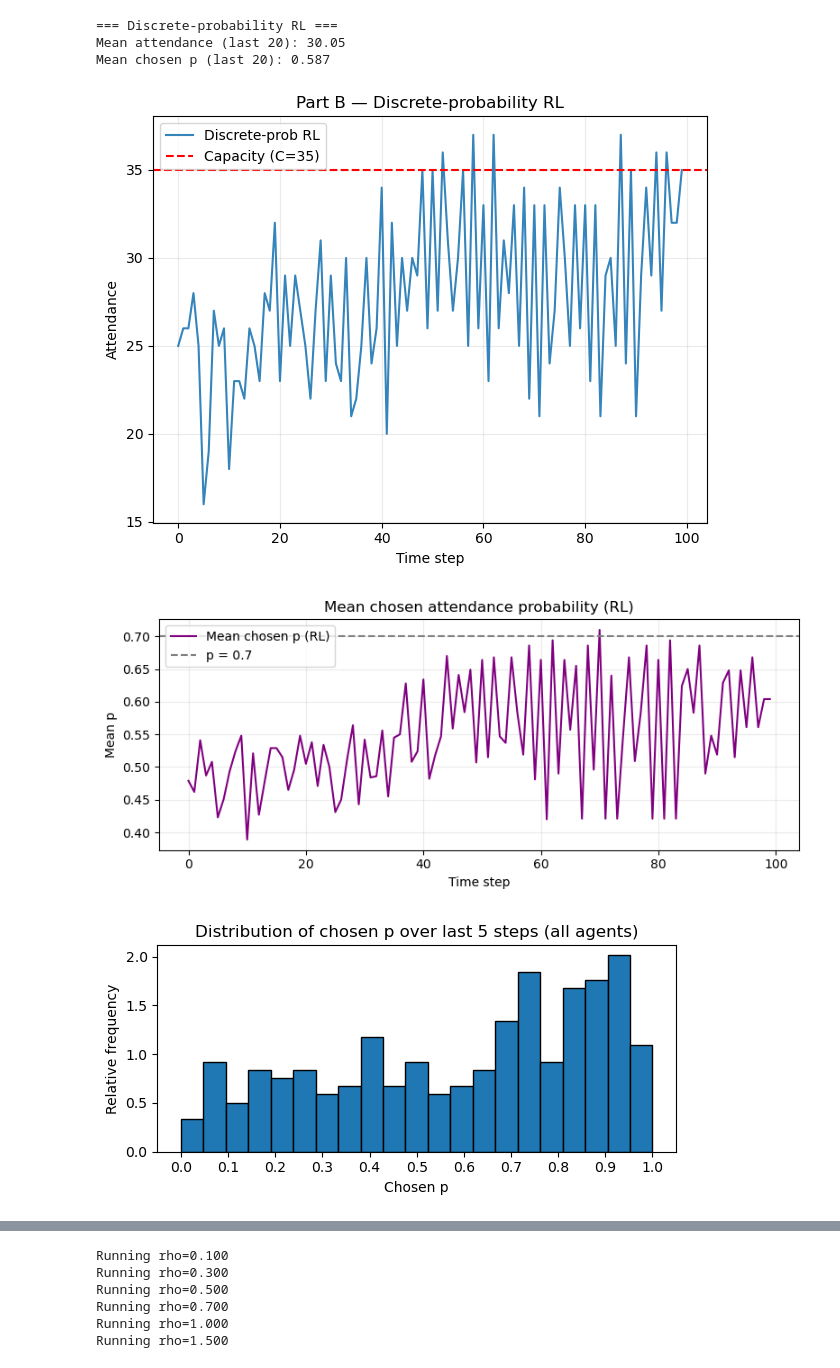
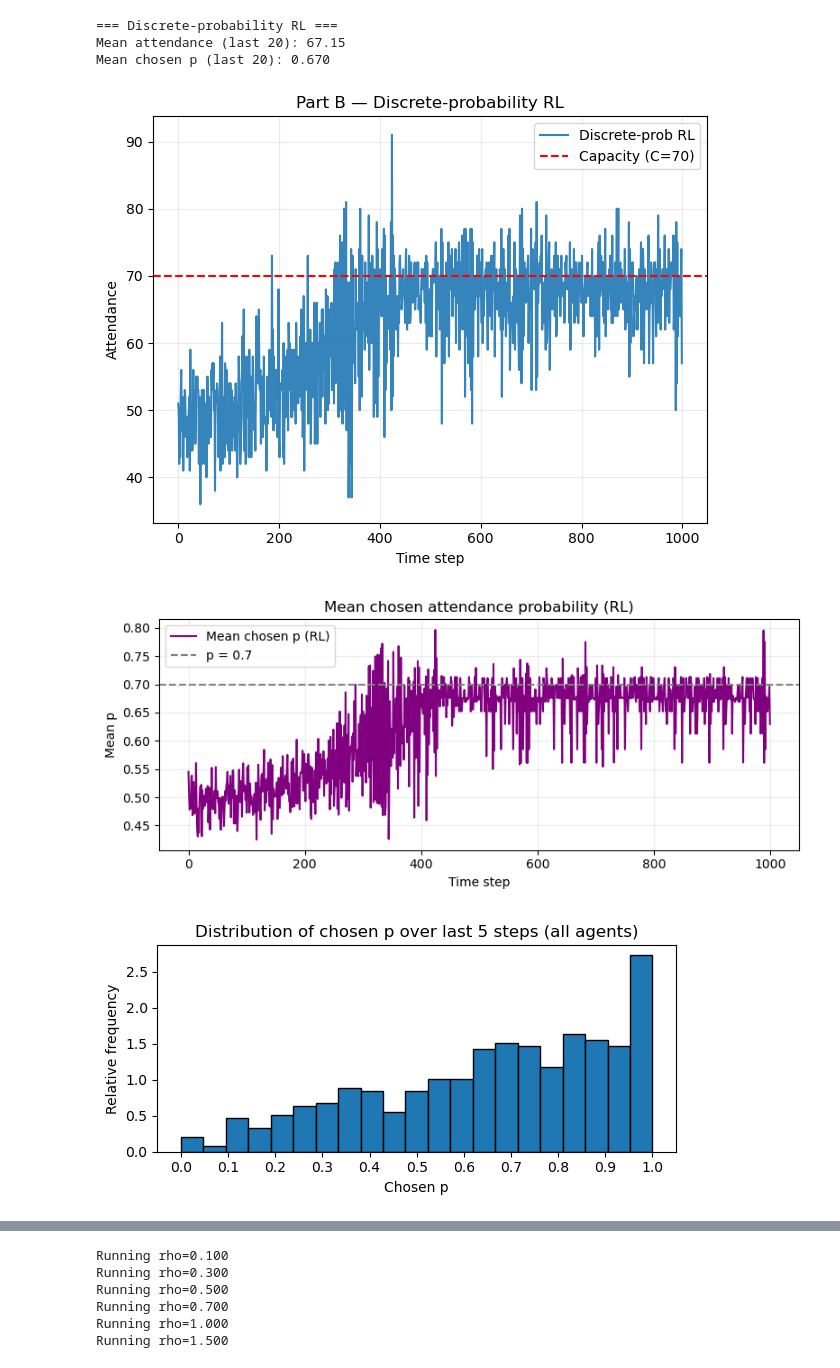
Before and after one commit to DragonsAreFuckingCool/discrete-probability-multi-agent-reinforcement-learning, a Jupyter notebook: IndividualPunishment.ipynb, the cells around one changed output, grey strips where cells are left out. Saved outputs shown, nothing was run; the diff lists cells and outputs as text; code cells hidden in the pictures.

Commit message:
played around with more plots and action_history

```diff
--- a/IndividualPunishment.ipynb
+++ b/IndividualPunishment.ipynb
@@ -19,7 +19,7 @@ SEED = 420
 np.random.seed(SEED)
 
 # Game / environment
-N = 50            # number of agents
+N = 100            # number of agents
 C_frac = 0.7      # capacity as fraction of population
 C = int(C_frac * N)  # bar capacity
 T = 1000         # number of rounds / time steps
@@ -33,7 +33,7 @@ F = 0.5   # payoff for attending when overcrowded
 rho = 0.4 #PREV 0.1 - if rho is equal to 0.6 then some person gets negative payoff on average and the atendece because sligtly closer to the capasity
 alpha = 1.3 #PREV 1.3
 theta_cap = 1000
-bar_theta = 1.1
+bar_theta = 0.8
 beta = 0.5
 
 # RL parameters (Part B)
@@ -101,6 +101,7 @@ def run_discrete_prob_rl(G=G, S=S, F=F, N=N, C=C, T=T, M=M, lr=LR, gamma=GAMMA,
     attendance_var_ts = [] #new: create list of varianses
     avg_payoff_ts = []              # NEW: track average payoff each timestep
     all_payoffs = np.zeros((T, N))  # NEW: record individual payoffs each timestep
+
 
     # Compute decay rate so tau(T-1) ≈ tau_min - makes sure it is not negative
     if tau_min <= 0 or tau_start <= 0:
@@ -204,6 +205,8 @@ def run_discrete_prob_rl(G=G, S=S, F=F, N=N, C=C, T=T, M=M, lr=LR, gamma=GAMMA,
         last_actual = actions.copy() #Each last_actual[i] indicates whether agent i was “attending” (1) or “not attending” (0) at the previous time step (t = -1).
         # the .copy just allows you to put new actions next time step and then save them agian ones you are dome
 
+
+
     return {
         "attendance_ts": np.array(attendance_ts),
         "mean_p_ts": np.array(mean_p_ts),
@@ -214,7 +217,7 @@ def run_discrete_prob_rl(G=G, S=S, F=F, N=N, C=C, T=T, M=M, lr=LR, gamma=GAMMA,
         "attendance_var_ts": np.array(attendance_var_ts),   # NEW
         "avg_payoff_ts": np.array(avg_payoff_ts),    # NEW
         "all_payoffs": np.array(all_payoffs),         # NEW
-        "tau_history": np.array(tau_history)
+        "tau_history": np.array(tau_history),
 
     }
 
@@ -226,7 +229,7 @@ if __name__ == "__main__":
 
     print("\n=== Discrete-probability RL ===")
 
-    res = run_discrete_prob_rl(G=G, S=S, F=F, N=N, C=C, T=100, M=M, lr=LR, gamma=GAMMA,
+    res = run_discrete_prob_rl(G=G, S=S, F=F, N=N, C=C, T=1000, M=M, lr=LR, gamma=GAMMA,
                                tau_start=TAU_START, tau_min=TAU_MIN,
                          rho=rho, alpha=alpha, beta=beta, bar_theta=bar_theta,
                          theta_cap=theta_cap, k_init=K_INIT)
@@ -256,35 +259,35 @@ if __name__ == "__main__":
     plt.axhline(C_frac, color='gray', linestyle='--', label=f'p = {C_frac}')
     plt.title("Mean chosen attendance probability (RL)")
     plt.xlabel("Time step")
     plt.ylabel("Mean p")
     plt.legend()
     plt.grid(True, alpha=0.25)
     plt.tight_layout()
     plt.show()
 
     # Histogram: distribution of chosen p's in final window
     chosen_hist = res["chosen_history"]
     final_window = 5 # do spisific numbers to see what happens at what times in the learning
     M = chosen_hist.max()
     w = min(final_window, chosen_hist.shape[0])
     flat_idxs = chosen_hist[-w:, :].flatten()
     p_values = flat_idxs / M
 
     plt.figure(figsize=(6, 3))
     plt.hist(p_values, bins=M + 1, edgecolor='black', density=True)
     plt.title(f"Distribution of chosen p over last {w} steps (all agents)")
     plt.xlabel("Chosen p")
     plt.ylabel("Relative frequency")
     plt.xticks(np.linspace(0, 1, 11))
     plt.tight_layout()
     plt.show()
 
 
     plt.plot(res["tau_history"]); plt.title("tau schedule"); plt.show()
 # %% [output]
 === Discrete-probability RL ===
-Mean attendance (last 20): 30.05
-Mean chosen p (last 20): 0.587
+Mean attendance (last 20): 67.15
+Mean chosen p (last 20): 0.670
-[figure, old version]
+[figure, new version]
-[figure, old version]
+[figure, new version]
-[figure, old version]
+[figure, new version]
```
Also changed, not shown: parts of 5 cells of this notebook, 1 other file.
